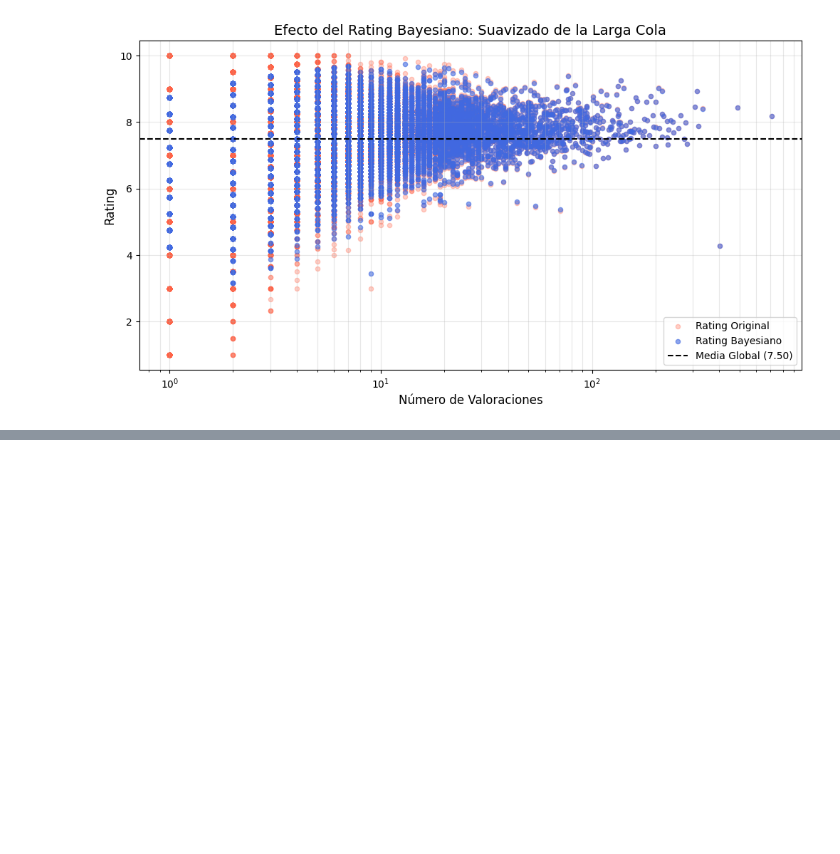
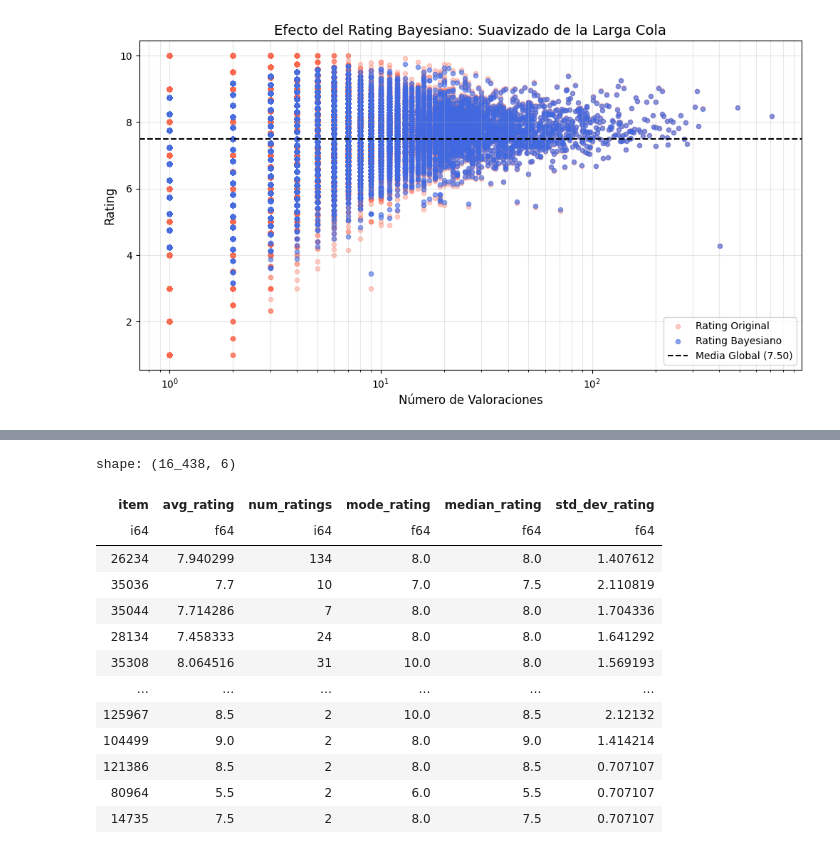
Before and after one commit to yabol02/recommender_systems, a Jupyter notebook: notebooks/eda_collaborative_filtering.ipynb, the cells around one changed output, grey strips where cells are left out. Drawn from its saved outputs; the diff is of its cells as text; code cells hidden in the pictures; blank space fills up the shorter version.

```diff
--- a/notebooks/eda_collaborative_filtering.ipynb
+++ b/notebooks/eda_collaborative_filtering.ipynb
@@ -524,0 +671,23 @@ plt.show()
+# %%
+df_newuser_manyitem = duckdb.sql("""
+    SELECT *
+    FROM df
+    WHERE item IN (
+        SELECT item
+        FROM (
+            SELECT item, count(*) AS num_ratings
+            FROM df
+            GROUP BY item
+            HAVING num_ratings > 1
+            )
+    ) and user IN (
+        SELECT user
+        FROM (
+            SELECT user, count(*) AS num_ratings
+            FROM df
+            GROUP BY user
+            HAVING num_ratings < 2
+            )
+    )
+""").pl()
+df_newuser_manyitem
@@ -524,0 +709,22 @@ plt.show()
+# %%
+duckdb.sql("""
+    SELECT item, AVG(rating) AS avg_rating, COUNT(*) AS num_ratings, mode(rating) AS mode_rating, median(rating) AS median_rating, STDDEV(rating) AS std_dev_rating
+    FROM df
+    WHERE item IN (SELECT item FROM df_newuser_manyitem)
+    GROUP BY item
+""").pl()
+# %% [output]
+shape: (16_438, 6)
+| item | avg_rating | num_ratings | mode_rating | median_rating | std_dev_rating |
+| i64 | f64 | i64 | f64 | f64 | f64 |
+| 26234 | 7.940299 | 134 | 8.0 | 8.0 | 1.407612 |
+| 35036 | 7.7 | 10 | 7.0 | 7.5 | 2.110819 |
+| 35044 | 7.714286 | 7 | 8.0 | 8.0 | 1.704336 |
+| 28134 | 7.458333 | 24 | 8.0 | 8.0 | 1.641292 |
+| 35308 | 8.064516 | 31 | 10.0 | 8.0 | 1.569193 |
+| … | … | … | … | … | … |
+| 125967 | 8.5 | 2 | 10.0 | 8.5 | 2.12132 |
+| 104499 | 9.0 | 2 | 8.0 | 9.0 | 1.414214 |
+| 121386 | 8.5 | 2 | 8.0 | 8.5 | 0.707107 |
+| 80964 | 5.5 | 2 | 6.0 | 5.5 | 0.707107 |
+| 14735 | 7.5 | 2 | 8.0 | 7.5 | 0.707107 |
```
Also changed, not shown: parts of 18 cells of this notebook, 2 other files.
